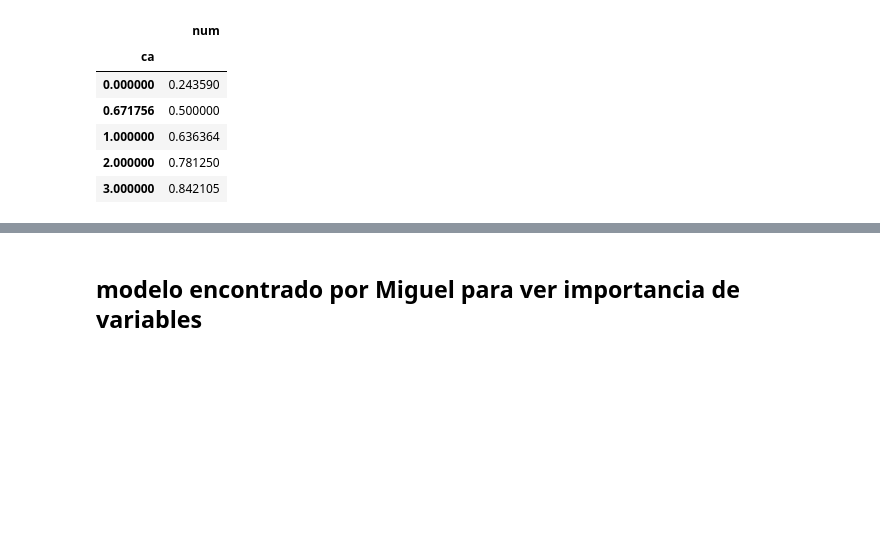
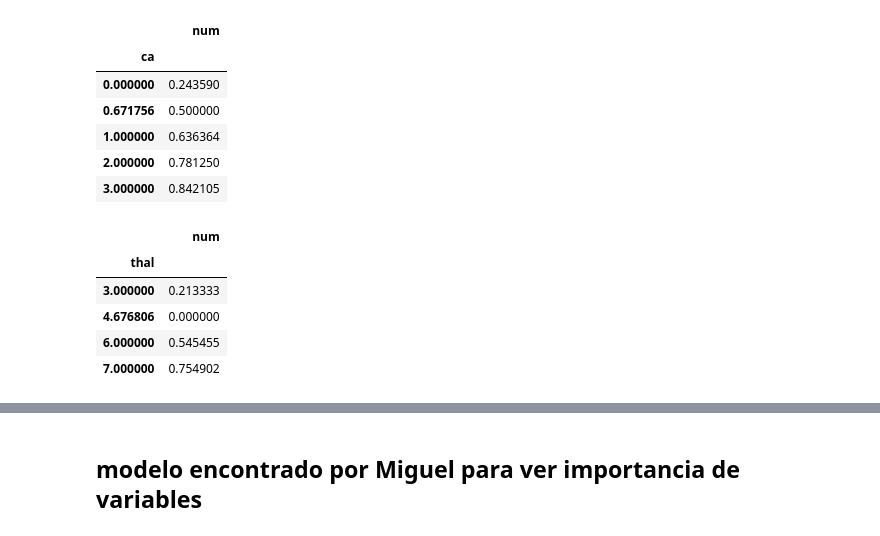
Before and after one commit to datalabusal2018/MachineLearningTest, a Jupyter notebook: juanpe_exploracion_pandas_datalab.ipynb, the cells around one changed output, grey strips where cells are left out. Drawn from its saved outputs; the diff is of its cells as text; code cells hidden in the pictures; blank space fills up the shorter version.

```diff
--- a/juanpe_exploracion_pandas_datalab.ipynb
+++ b/juanpe_exploracion_pandas_datalab.ipynb
@@ -252,4 +132,11 @@ train.groupby('ca').agg({'num': np.mean}) #importa demasiado!!
 | 2.000000 | 0.781250 |
 | 3.000000 | 0.842105 |
 # %%
-train.groupby('tal').agg({'num': np.mean})
+train.groupby('thal').agg({'num': np.mean}) # importa bastante
+# %% [output]
+|  | num |
+| thal |  |
+| 3.000000 | 0.213333 |
+| 4.676806 | 0.000000 |
+| 6.000000 | 0.545455 |
+| 7.000000 | 0.754902 |
```
Also changed, not shown: parts of 40 cells of this notebook.
